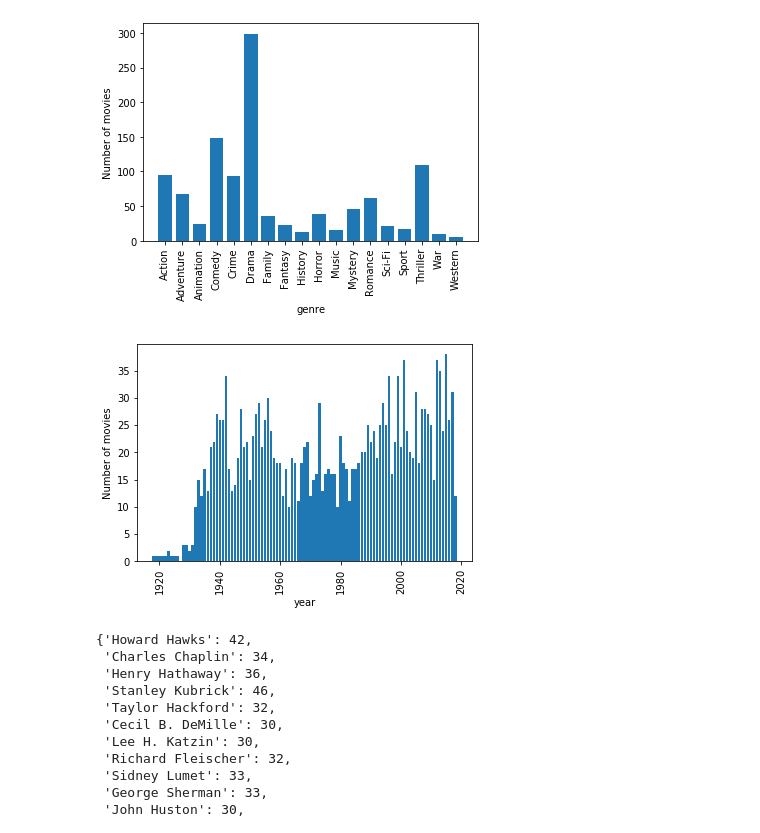
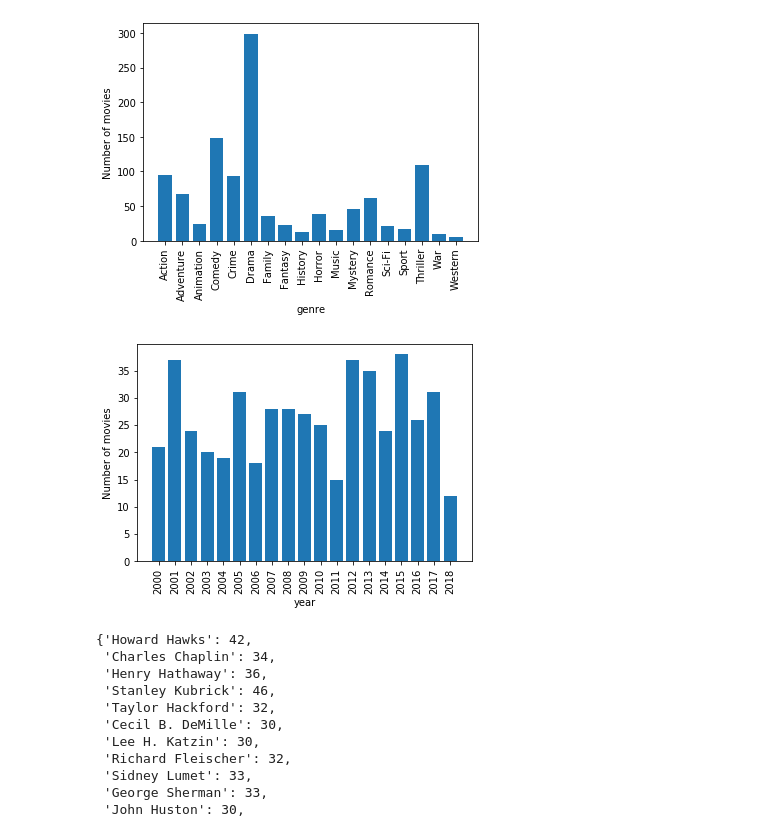
Before and after one commit to tylerharter/cs301-projects, a Jupyter notebook: fall19/p8/main.ipynb, the cells around one changed output. Cells and saved outputs as stored; diff of their text form; code cells hidden in the pictures.

```diff
--- a/fall19/p8/main.ipynb
+++ b/fall19/p8/main.ipynb
@@ -33,9 +33,10 @@ mapping['nm0752751']
 # %%
 #q3
 #what are the values in the mapping associated with keys beginning with "tt"?
+#what are the values in the mapping associated with keys beginning with "nm"?
 values_with_keys_tt = []
 for key in mapping:
-    if key.startswith('tt'):
+    if key.startswith('nm'):
         values_with_keys_tt += [mapping[key]]
 values_with_keys_tt
 # %% [output]
@@ -467,13 +507,14 @@ plot_dict(genre_count, 'genre', 'Number of movies')
 # %%
 #q31
 #how many movies have there been per year, since (and including) 2000? (plot your answer)
 buckets = bucketize(movies, 'year')
 year_count = {}
 for year in buckets:
-    year_count[year] = len(buckets[year])
+    if year >= 2000:
+        year_count[str(year)] = len(buckets[year])
 
 plot_dict(year_count, 'year', 'Number of movies')
 # %% [output]
-[figure, old version]
+[figure, new version]
 # %%
 #q32
```
Also changed, not shown: parts of 14 cells of this notebook, 3 other files.
